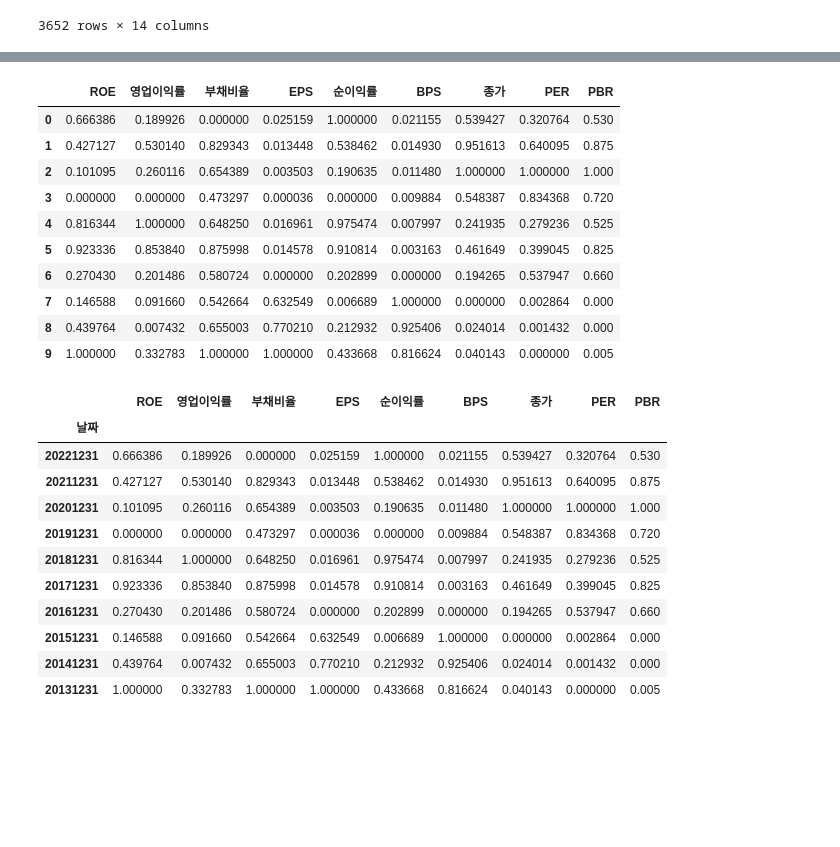
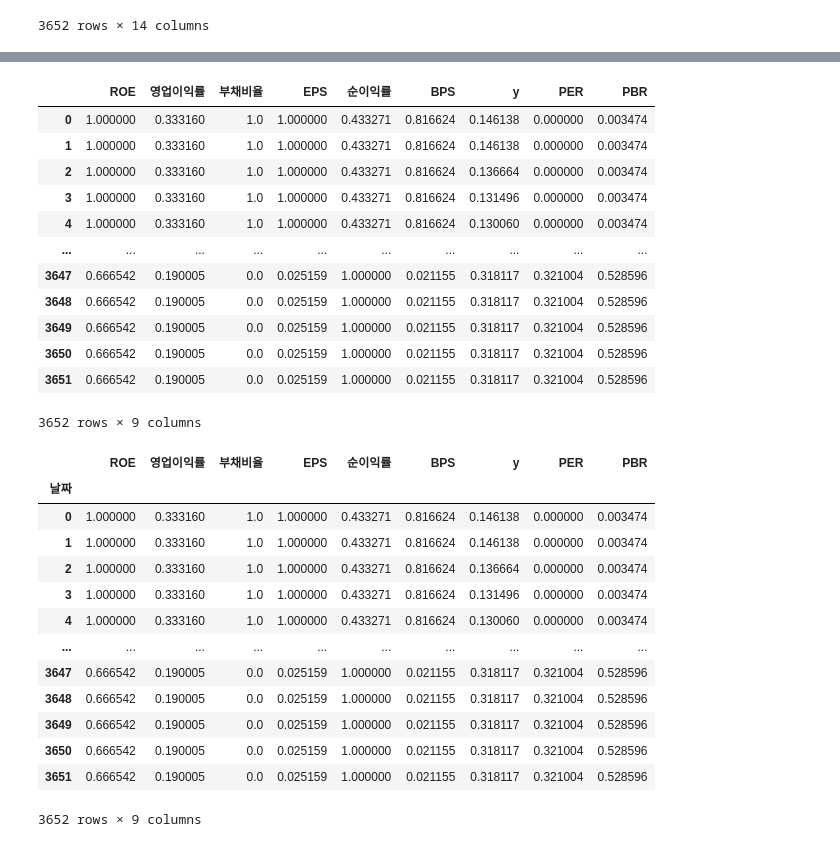
Before and after one commit to ayz1070/StockModelingProject, a Jupyter notebook: LSTM_모델_적용.ipynb, the cells around one changed output, grey strips where cells are left out. Drawn from its saved outputs; the diff is of its cells as text; code cells hidden in the pictures; blank space fills up the shorter version.

```diff
--- a/LSTM_모델_적용.ipynb
+++ b/LSTM_모델_적용.ipynb
@@ -32,6 +32,3 @@ csv_df
 | 3650 | 3650 | 2022-12-31 | 1260.260010 | 3.25 | 43500.0 | 16.424694 | 14.352127 | 26.405922 | 8057.0 | 18.414395 | 51356.84057 | ... |
 | 3651 | 3651 | 2023-01-01 | 1260.260010 | 3.25 | 43500.0 | 16.424694 | 14.352127 | 26.405922 | 8057.0 | 18.414395 | 51356.84057 | ... |
 3652 rows × 14 columns
-# %%
-csv_df = pd.read_csv('samsung.csv')
-csv_df
@@ -66,3 +52,0 @@ csv_df
-# %%
-csv_df = csv_df.drop(['PER.1','PBR.1','PER.2','PBR.2'], axis=1, inplace = False)
-csv_df
@@ -81,45 +53,49 @@ csv_df
 # %%
 #날짜 빼고 정규화
 
 from sklearn.preprocessing import MinMaxScaler
 scaler = MinMaxScaler()
-scale_cols = ['ROE','영업이익률','부채비율','EPS','순이익률','BPS','종가','PER','PBR']
+scale_cols = ['ROE','영업이익률','부채비율','EPS','순이익률','BPS','y','PER','PBR']
 
 #정규화 수행
 scaled_df = scaler.fit_transform(csv_df[scale_cols]) #정규화된 데이터는 넘파이 형태
 scaled_df = pd.DataFrame(scaled_df, columns = scale_cols) #Pandas DataFrame 형태로 변경
 
 #테스트
 scaled_df
 # %% [output]
-|  | ROE | 영업이익률 | 부채비율 | EPS | 순이익률 | BPS | 종가 | PER | PBR |
-| 0 | 0.666386 | 0.189926 | 0.000000 | 0.025159 | 1.000000 | 0.021155 | 0.539427 | 0.320764 | 0.530 |
-| 1 | 0.427127 | 0.530140 | 0.829343 | 0.013448 | 0.538462 | 0.014930 | 0.951613 | 0.640095 | 0.875 |
-| 2 | 0.101095 | 0.260116 | 0.654389 | 0.003503 | 0.190635 | 0.011480 | 1.000000 | 1.000000 | 1.000 |
-| 3 | 0.000000 | 0.000000 | 0.473297 | 0.000036 | 0.000000 | 0.009884 | 0.548387 | 0.834368 | 0.720 |
-| 4 | 0.816344 | 1.000000 | 0.648250 | 0.016961 | 0.975474 | 0.007997 | 0.241935 | 0.279236 | 0.525 |
-| 5 | 0.923336 | 0.853840 | 0.875998 | 0.014578 | 0.910814 | 0.003163 | 0.461649 | 0.399045 | 0.825 |
-| 6 | 0.270430 | 0.201486 | 0.580724 | 0.000000 | 0.202899 | 0.000000 | 0.194265 | 0.537947 | 0.660 |
-| 7 | 0.146588 | 0.091660 | 0.542664 | 0.632549 | 0.006689 | 1.000000 | 0.000000 | 0.002864 | 0.000 |
-| 8 | 0.439764 | 0.007432 | 0.655003 | 0.770210 | 0.212932 | 0.925406 | 0.024014 | 0.001432 | 0.000 |
-| 9 | 1.000000 | 0.332783 | 1.000000 | 1.000000 | 0.433668 | 0.816624 | 0.040143 | 0.000000 | 0.005 |
+|  | ROE | 영업이익률 | 부채비율 | EPS | 순이익률 | BPS | y | PER | PBR |
+| 0 | 1.000000 | 0.333160 | 1.0 | 1.000000 | 0.433271 | 0.816624 | 0.146138 | 0.000000 | 0.003474 |
+| 1 | 1.000000 | 0.333160 | 1.0 | 1.000000 | 0.433271 | 0.816624 | 0.146138 | 0.000000 | 0.003474 |
+| 2 | 1.000000 | 0.333160 | 1.0 | 1.000000 | 0.433271 | 0.816624 | 0.136664 | 0.000000 | 0.003474 |
+| 3 | 1.000000 | 0.333160 | 1.0 | 1.000000 | 0.433271 | 0.816624 | 0.131496 | 0.000000 | 0.003474 |
+| 4 | 1.000000 | 0.333160 | 1.0 | 1.000000 | 0.433271 | 0.816624 | 0.130060 | 0.000000 | 0.003474 |
+| ... | ... | ... | ... | ... | ... | ... | ... | ... | ... |
+| 3647 | 0.666542 | 0.190005 | 0.0 | 0.025159 | 1.000000 | 0.021155 | 0.318117 | 0.321004 | 0.528596 |
+| 3648 | 0.666542 | 0.190005 | 0.0 | 0.025159 | 1.000000 | 0.021155 | 0.318117 | 0.321004 | 0.528596 |
+| 3649 | 0.666542 | 0.190005 | 0.0 | 0.025159 | 1.000000 | 0.021155 | 0.318117 | 0.321004 | 0.528596 |
+| 3650 | 0.666542 | 0.190005 | 0.0 | 0.025159 | 1.000000 | 0.021155 | 0.318117 | 0.321004 | 0.528596 |
+| 3651 | 0.666542 | 0.190005 | 0.0 | 0.025159 | 1.000000 | 0.021155 | 0.318117 | 0.321004 | 0.528596 |
+3652 rows × 9 columns
 # %%
 scaled_csv_df = pd.concat([csv_df['날짜'], scaled_df], axis=1)
 scaled_csv_df = scaled_csv_df.set_index('날짜')
 scaled_csv_df
 # %% [output]
-|  | ROE | 영업이익률 | 부채비율 | EPS | 순이익률 | BPS | 종가 | PER | PBR |
+|  | ROE | 영업이익률 | 부채비율 | EPS | 순이익률 | BPS | y | PER | PBR |
 | 날짜 |  |  |  |  |  |  |  |  |  |
-| 20221231 | 0.666386 | 0.189926 | 0.000000 | 0.025159 | 1.000000 | 0.021155 | 0.539427 | 0.320764 | 0.530 |
-| 20211231 | 0.427127 | 0.530140 | 0.829343 | 0.013448 | 0.538462 | 0.014930 | 0.951613 | 0.640095 | 0.875 |
-| 20201231 | 0.101095 | 0.260116 | 0.654389 | 0.003503 | 0.190635 | 0.011480 | 1.000000 | 1.000000 | 1.000 |
-| 20191231 | 0.000000 | 0.000000 | 0.473297 | 0.000036 | 0.000000 | 0.009884 | 0.548387 | 0.834368 | 0.720 |
-| 20181231 | 0.816344 | 1.000000 | 0.648250 | 0.016961 | 0.975474 | 0.007997 | 0.241935 | 0.279236 | 0.525 |
-| 20171231 | 0.923336 | 0.853840 | 0.875998 | 0.014578 | 0.910814 | 0.003163 | 0.461649 | 0.399045 | 0.825 |
-| 20161231 | 0.270430 | 0.201486 | 0.580724 | 0.000000 | 0.202899 | 0.000000 | 0.194265 | 0.537947 | 0.660 |
-| 20151231 | 0.146588 | 0.091660 | 0.542664 | 0.632549 | 0.006689 | 1.000000 | 0.000000 | 0.002864 | 0.000 |
-| 20141231 | 0.439764 | 0.007432 | 0.655003 | 0.770210 | 0.212932 | 0.925406 | 0.024014 | 0.001432 | 0.000 |
-| 20131231 | 1.000000 | 0.332783 | 1.000000 | 1.000000 | 0.433668 | 0.816624 | 0.040143 | 0.000000 | 0.005 |
+| 0 | 1.000000 | 0.333160 | 1.0 | 1.000000 | 0.433271 | 0.816624 | 0.146138 | 0.000000 | 0.003474 |
+| 1 | 1.000000 | 0.333160 | 1.0 | 1.000000 | 0.433271 | 0.816624 | 0.146138 | 0.000000 | 0.003474 |
+| 2 | 1.000000 | 0.333160 | 1.0 | 1.000000 | 0.433271 | 0.816624 | 0.136664 | 0.000000 | 0.003474 |
+| 3 | 1.000000 | 0.333160 | 1.0 | 1.000000 | 0.433271 | 0.816624 | 0.131496 | 0.000000 | 0.003474 |
+| 4 | 1.000000 | 0.333160 | 1.0 | 1.000000 | 0.433271 | 0.816624 | 0.130060 | 0.000000 | 0.003474 |
+| ... | ... | ... | ... | ... | ... | ... | ... | ... | ... |
+| 3647 | 0.666542 | 0.190005 | 0.0 | 0.025159 | 1.000000 | 0.021155 | 0.318117 | 0.321004 | 0.528596 |
+| 3648 | 0.666542 | 0.190005 | 0.0 | 0.025159 | 1.000000 | 0.021155 | 0.318117 | 0.321004 | 0.528596 |
+| 3649 | 0.666542 | 0.190005 | 0.0 | 0.025159 | 1.000000 | 0.021155 | 0.318117 | 0.321004 | 0.528596 |
+| 3650 | 0.666542 | 0.190005 | 0.0 | 0.025159 | 1.000000 | 0.021155 | 0.318117 | 0.321004 | 0.528596 |
+| 3651 | 0.666542 | 0.190005 | 0.0 | 0.025159 | 1.000000 | 0.021155 | 0.318117 | 0.321004 | 0.528596 |
+3652 rows × 9 columns
 # %%
 #입력데이터, 정답데이터 정의
 feature_cols = ['ROE','영업이익률','부채비율','EPS','순이익률','BPS','PER','PBR']
```
Also changed, not shown: parts of 11 cells of this notebook, 3 other files.
